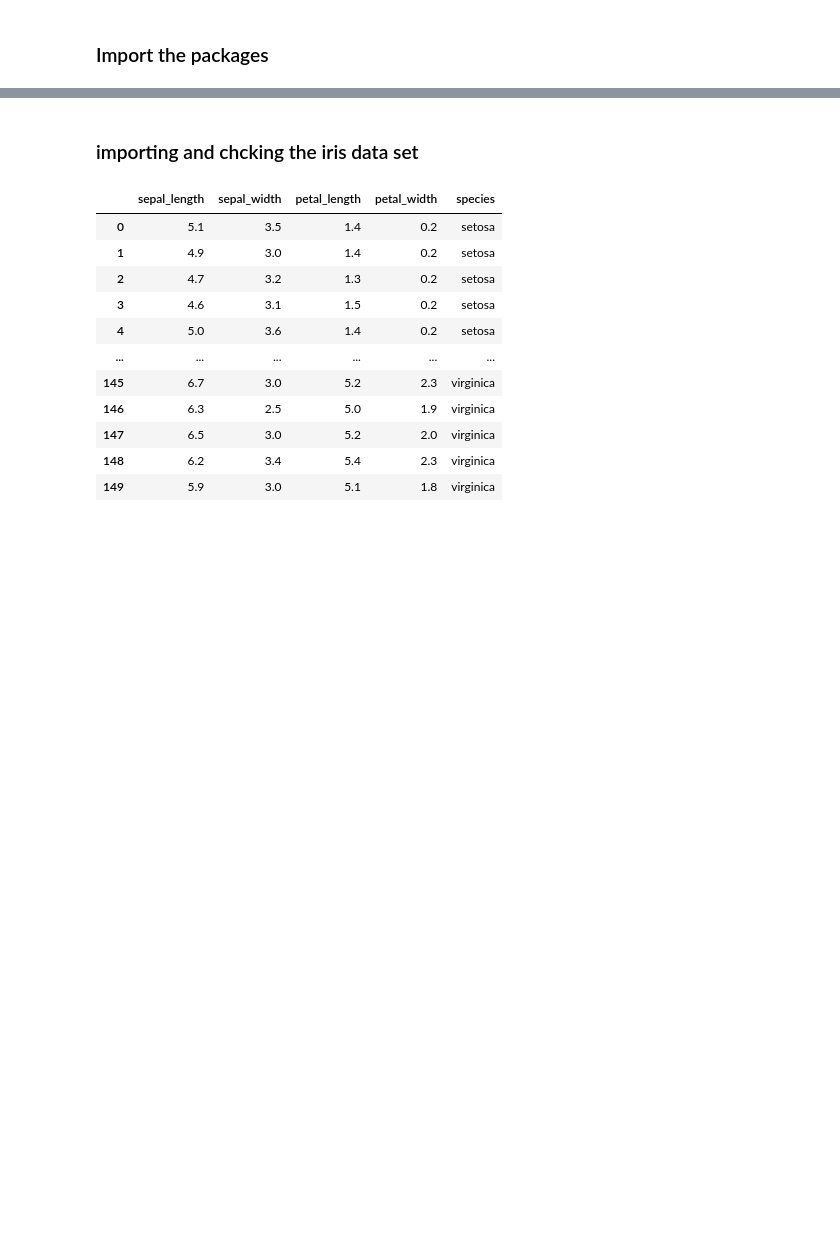
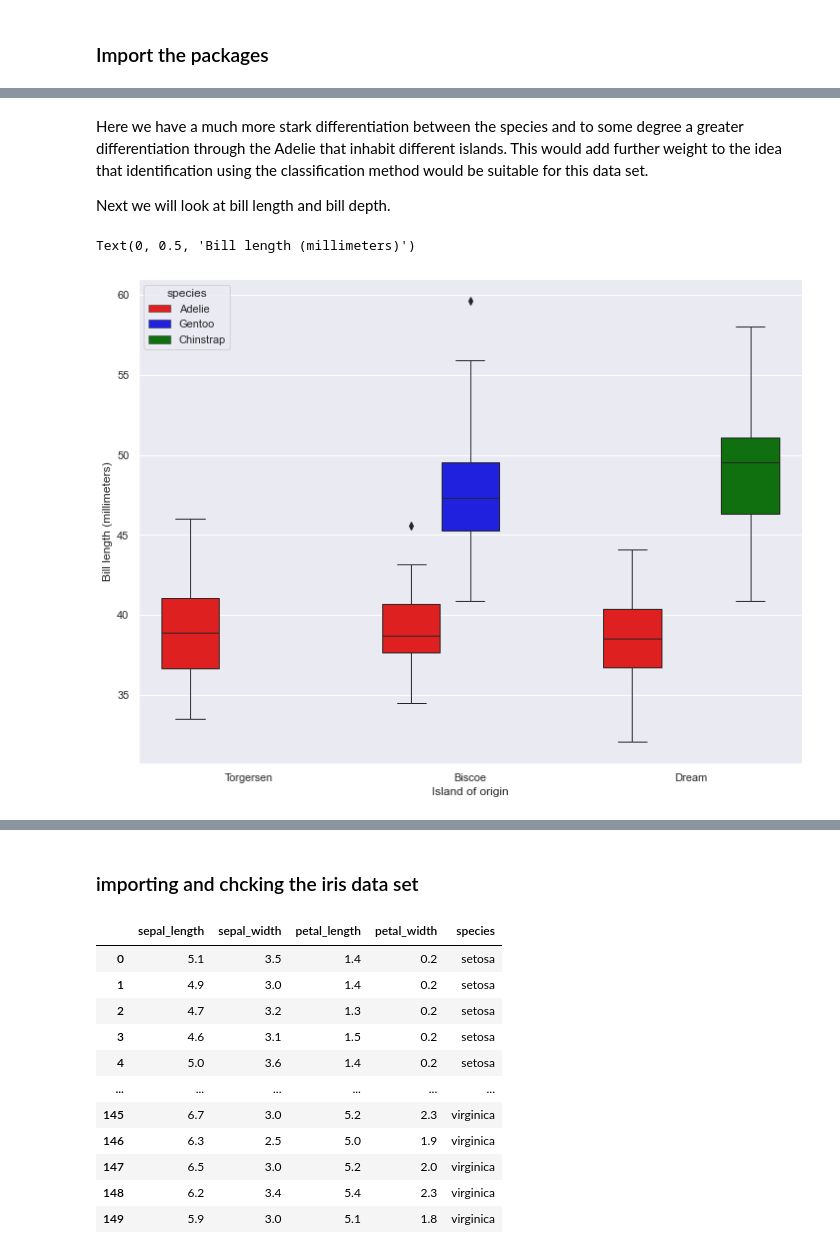
Before and after one commit to Jonathangmit/Machine-learning-and-statistics, a Jupyter notebook: scikit-learn.ipynb, the cells around one changed output, grey strips where cells are left out. Drawn from its saved outputs; the diff is of its cells as text; code cells hidden in the pictures; blank space fills up the shorter version.

```diff
--- a/scikit-learn.ipynb
+++ b/scikit-learn.ipynb
@@ -18,0 +117,17 @@ plt.style.use('ggplot')
+# %% [markdown]
+Here we have a much more stark differentiation between the species and to some degree a greater differentiation through the Adelie that inhabit different islands. This would add further weight to the idea that identification using the classification method would be suitable for this data set.
+
+Next we will look at bill length and bill depth.
+# %%
+sns.set(rc={'figure.figsize':(12,9)})
+g = sns.boxplot(x = 'island',
+            y ='bill_length_mm',
+            hue = 'species',
+            data = penguins,
+            palette=['red','blue','green'],
+            linewidth=1)
+g.set_xlabel('Island of origin')
+g.set_ylabel('Bill length (millimeters)')
+# %% [output]
+Text(0, 0.5, 'Bill length (millimeters)')
+[figure, added]
```
Also changed, not shown: parts of 21 cells of this notebook, 1 other file.
